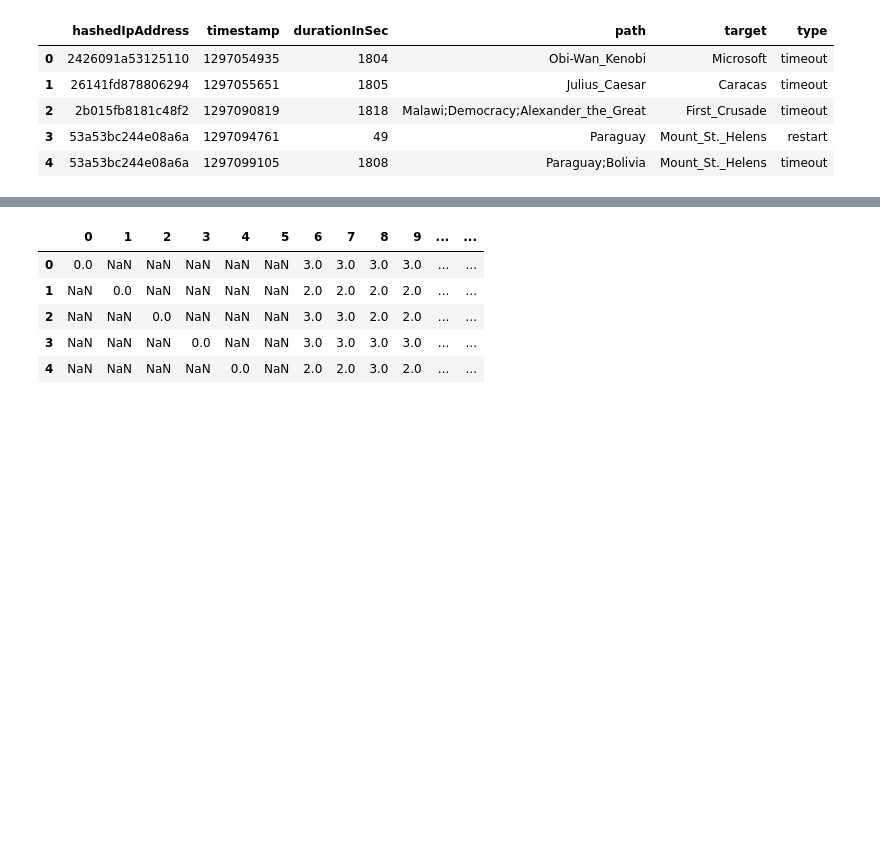
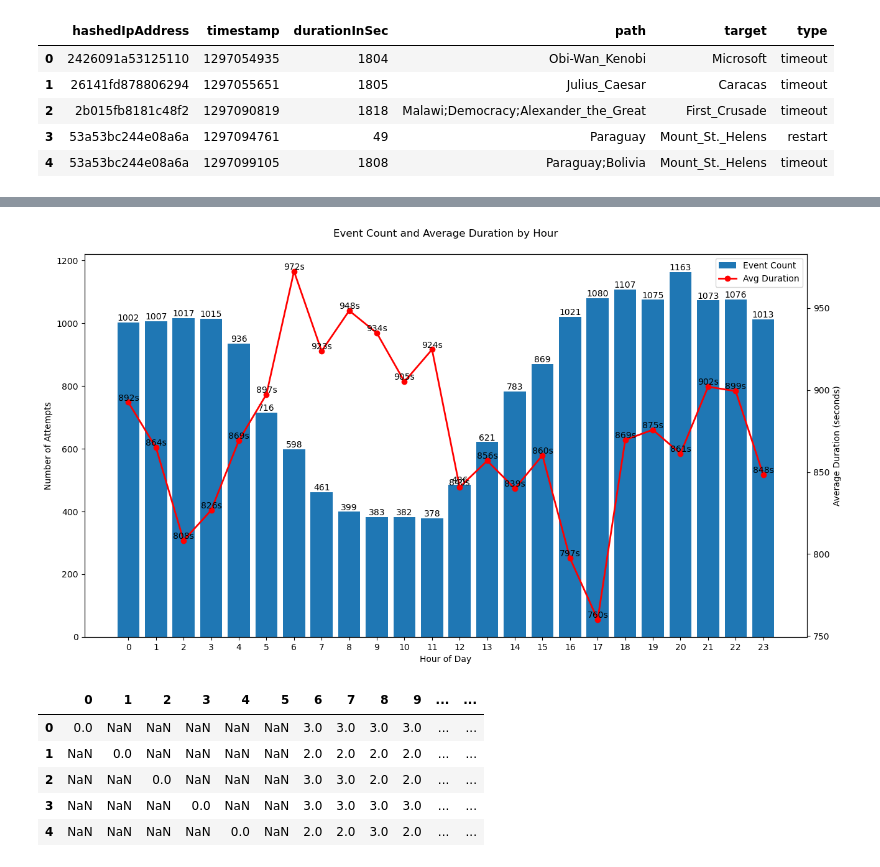
Before and after one commit to epfl-ada/ada-2024-project-genshinstart, a Jupyter notebook: results.ipynb, the cells around one changed output, grey strips where cells are left out. Drawn from its saved outputs; the diff is of its cells as text; code cells hidden in the pictures; blank space fills up the shorter version.

```diff
--- a/results.ipynb
+++ b/results.ipynb
@@ -234,3 +396,26 @@ paths_unfinished.head()
 | 2 | 2b015fb8181c48f2 | 1297090819 | 1818 | Malawi;Democracy;Alexander_the_Great | First_Crusade | timeout |
 | 3 | 53a53bc244e08a6a | 1297094761 | 49 | Paraguay | Mount_St._Helens | restart |
 | 4 | 53a53bc244e08a6a | 1297099105 | 1808 | Paraguay;Bolivia | Mount_St._Helens | timeout |
+# %%
+# remove path with only single node
+paths_unfinished = paths_unfinished[paths_unfinished['path'].str.contains(';')]
+# remove the back navigation
+cleaned_paths = []
+
+for path in paths_unfinished['path']:
+    nodes = path.split(';')
+    stack = []
+
+    for node in nodes:
+        if node == '<':
+            if stack:
+                stack.pop()
+        else:
+            stack.append(node)
+
+    cleaned_path = ';'.join(stack)
+    cleaned_paths.append(cleaned_path)
+
+paths_unfinished['path'] = cleaned_paths
+
+paths_unfinished
@@ -237,3 +436,7 @@ paths_unfinished.head()
+# %%
+analyze_time_info(paths_unfinished)
+# %% [output]
+[figure, added]
 # %%
 with open('data/wikispeedia_paths-and-graph/shortest-path-distance-matrix.txt', 'r') as file:
     data = file.readlines()
```
Also changed, not shown: parts of 7 cells of this notebook, 1 other file.
